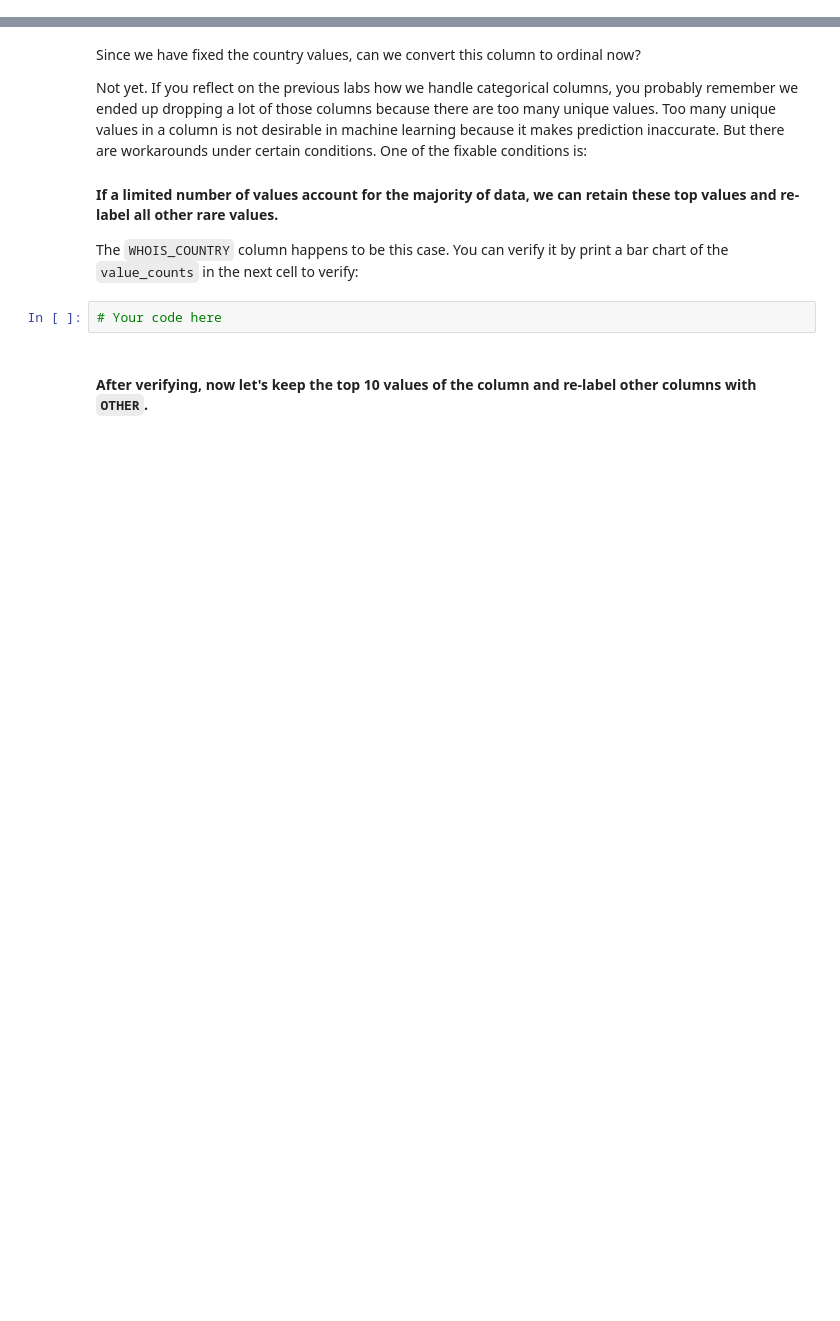
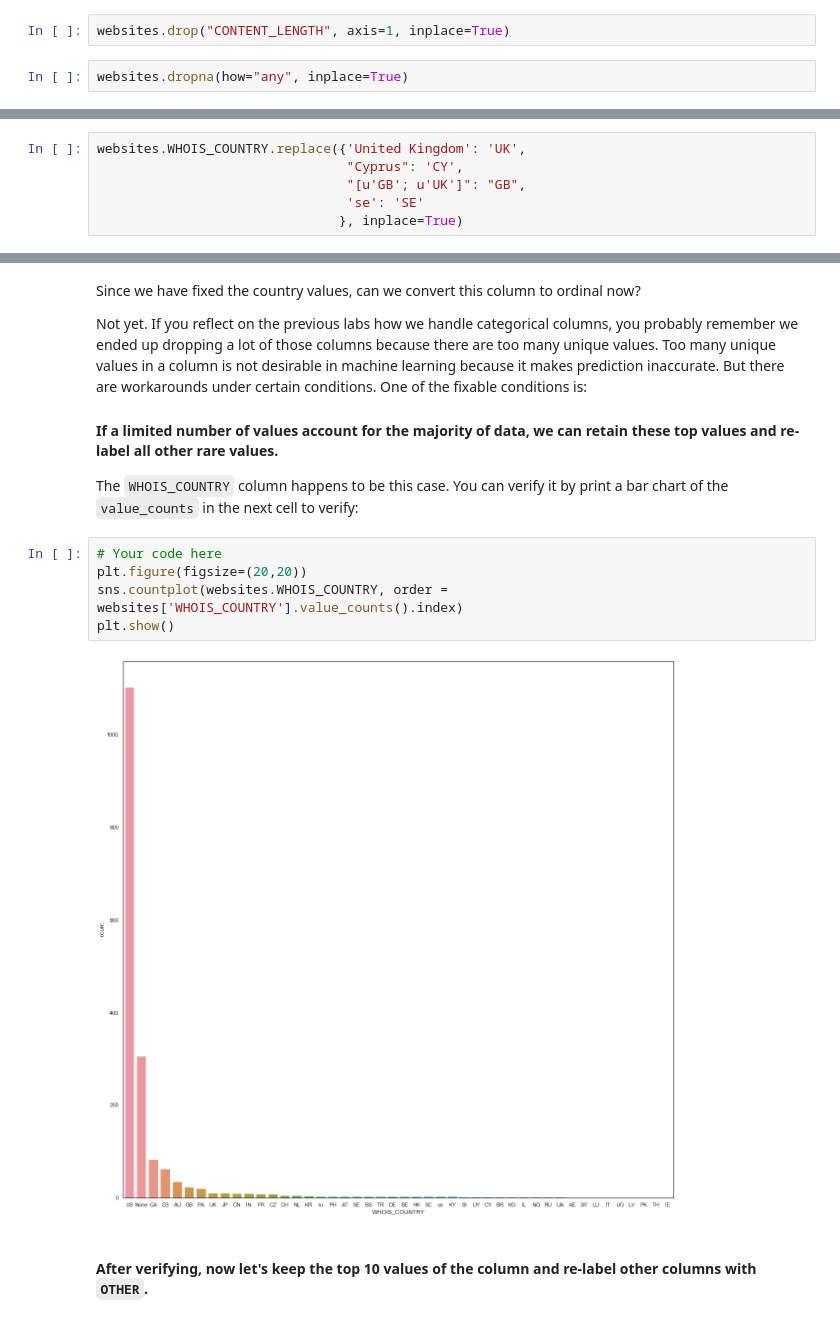
Before and after one commit to ta-datapt-bcn/lab-supervised-learning, a Jupyter notebook: your-code/main.ipynb, the cells around one changed output, grey strips where cells are left out. Saved outputs shown, nothing was run; the diff lists cells and outputs as text; blank space fills up the shorter version.

```diff
--- a/your-code/main.ipynb
+++ b/your-code/main.ipynb
@@ -126,3 +211,7 @@ If you remember in the previous labs, we drop a column if the column contains a
+# %%
+websites.drop("CONTENT_LENGTH", axis=1, inplace=True)
+# %%
+websites.dropna(how="any", inplace=True)
 # %% [markdown]
 #### Again, examine the number of missing values in each column.
 
@@ -156,0 +274,6 @@ How to handle string columns is always case by case. Let's start by working on `
+# %%
+websites.WHOIS_COUNTRY.replace({'United Kingdom': 'UK',
+                                "Cyprus": 'CY',
+                                "[u'GB'; u'UK']": "GB",
+                                'se': 'SE'
+                               }, inplace=True)
@@ -162,7 +293,12 @@ Not yet. If you reflect on the previous labs how we handle categorical columns,
 #### If a limited number of values account for the majority of data, we can retain these top values and re-label all other rare values.
 
 The `WHOIS_COUNTRY` column happens to be this case. You can verify it by print a bar chart of the `value_counts` in the next cell to verify:
-# %%
-# Your code here
+# %%
+# Your code here
+plt.figure(figsize=(20,20))
+sns.countplot(websites.WHOIS_COUNTRY, order = websites['WHOIS_COUNTRY'].value_counts().index)
+plt.show()
+# %% [output]
+[figure, added]
 # %% [markdown]
 #### After verifying, now let's keep the top 10 values of the column and re-label other columns with `OTHER`.
```
Also changed, not shown: parts of 59 cells of this notebook.
